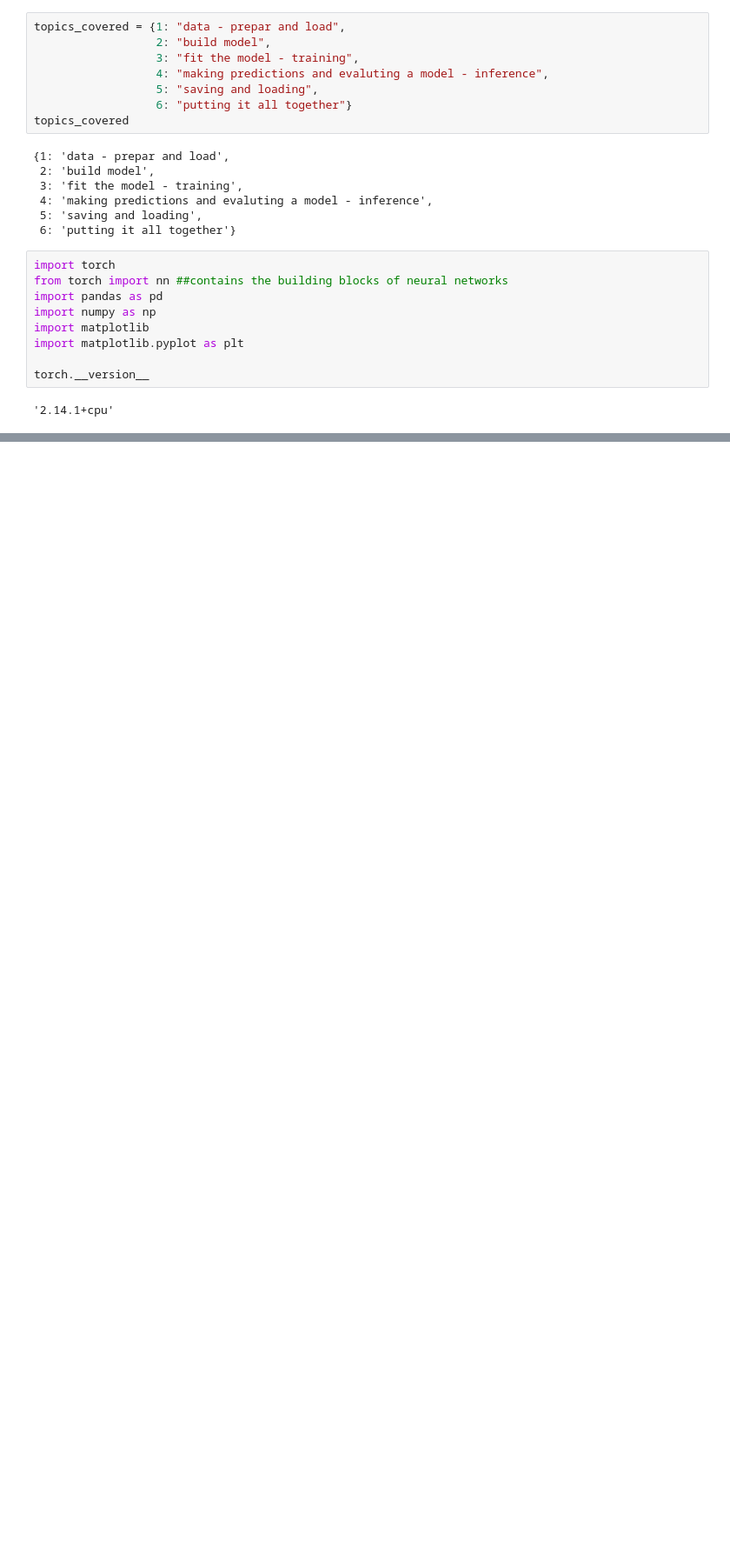
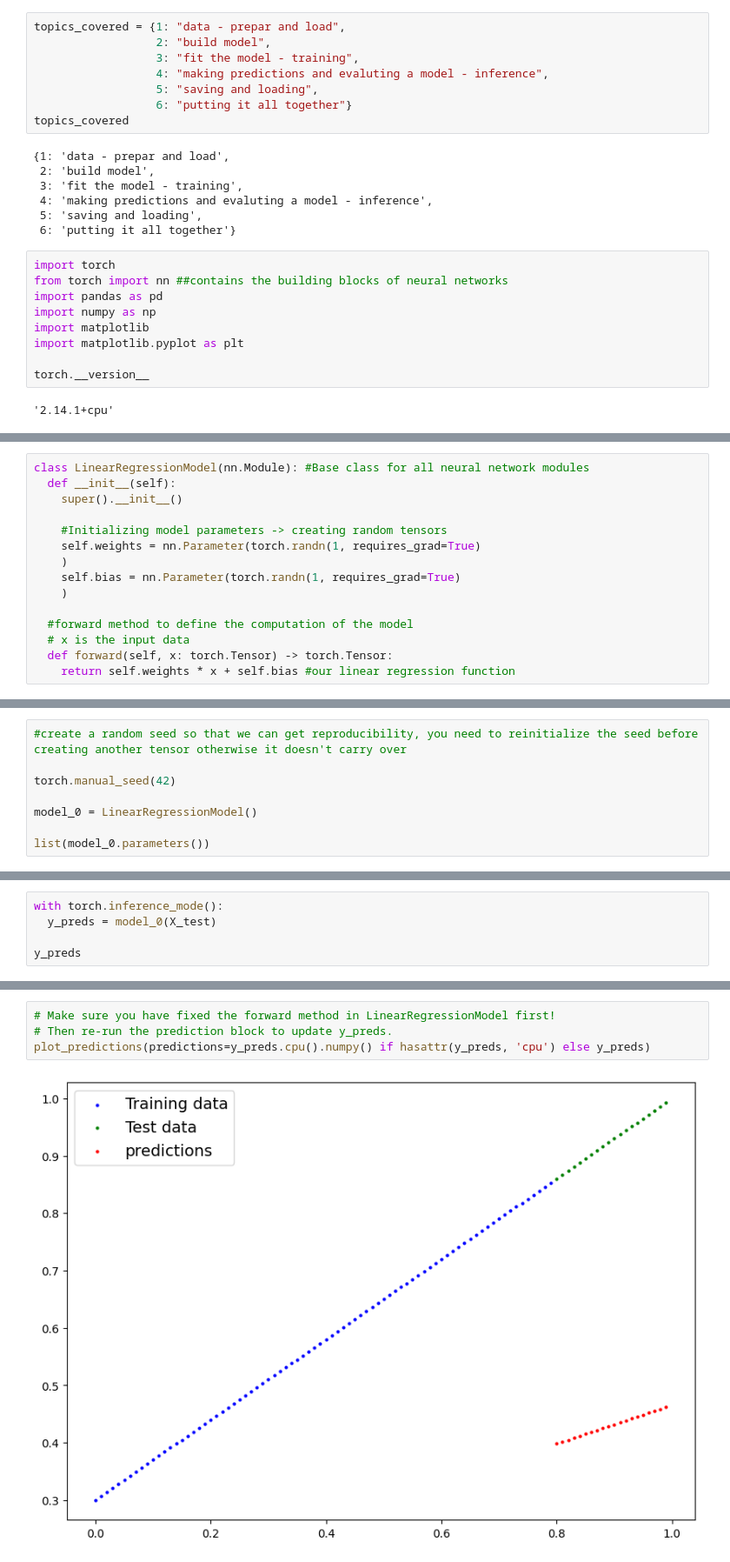
Before and after one commit to AM15898/NeuralNetwork-Project, a Jupyter notebook: PyTorch_WorkFlow.ipynb, the cells around one changed output, grey strips where cells are left out. Shown at 87% size. Saved outputs shown, nothing was run; the diff lists cells and outputs as text; blank space fills up the shorter version.

Commit message:
added linear regression

```diff
--- a/PyTorch_WorkFlow.ipynb
+++ b/PyTorch_WorkFlow.ipynb
@@ -35,0 +122,15 @@ Data can by anything in ML!
+# %%
+class LinearRegressionModel(nn.Module): #Base class for all neural network modules
+  def __init__(self):
+    super().__init__()
+
+    #Initializing model parameters -> creating random tensors
+    self.weights = nn.Parameter(torch.randn(1, requires_grad=True)
+    )
+    self.bias = nn.Parameter(torch.randn(1, requires_grad=True)
+    )
+
+  #forward method to define the computation of the model
+  # x is the input data
+  def forward(self, x: torch.Tensor) -> torch.Tensor:
+    return self.weights * x + self.bias #our linear regression function
@@ -35,0 +151,8 @@ Data can by anything in ML!
+# %%
+#create a random seed so that we can get reproducibility, you need to reinitialize the seed before creating another tensor otherwise it doesn't carry over
+
+torch.manual_seed(42)
+
+model_0 = LinearRegressionModel()
+
+list(model_0.parameters())
@@ -35,0 +174,5 @@ Data can by anything in ML!
+# %%
+with torch.inference_mode():
+  y_preds = model_0(X_test)
+
+y_preds
@@ -35,0 +200,6 @@ Data can by anything in ML!
+# %%
+# Make sure you have fixed the forward method in LinearRegressionModel first!
+# Then re-run the prediction block to update y_preds.
+plot_predictions(predictions=y_preds.cpu().numpy() if hasattr(y_preds, 'cpu') else y_preds)
+# %% [output]
+[figure, added]
```
Also changed, not shown: parts of 23 cells of this notebook.
